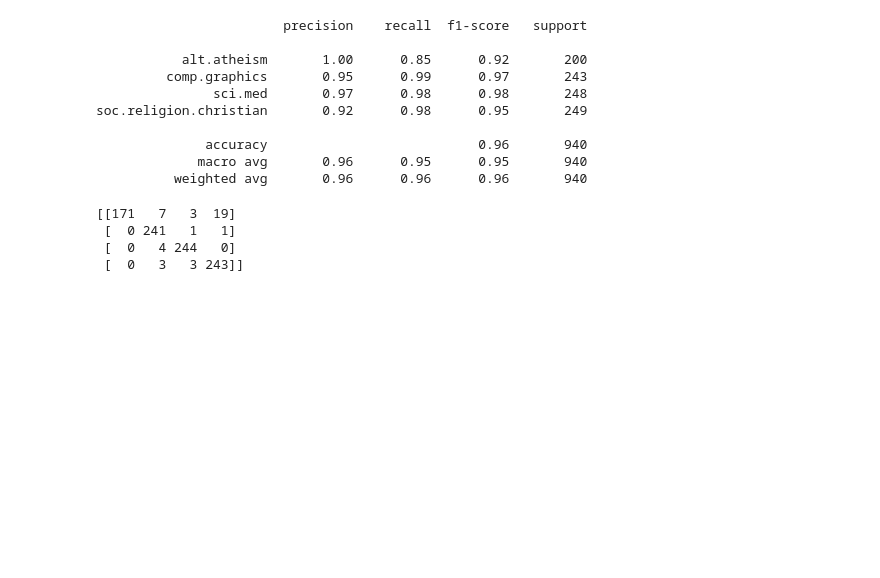
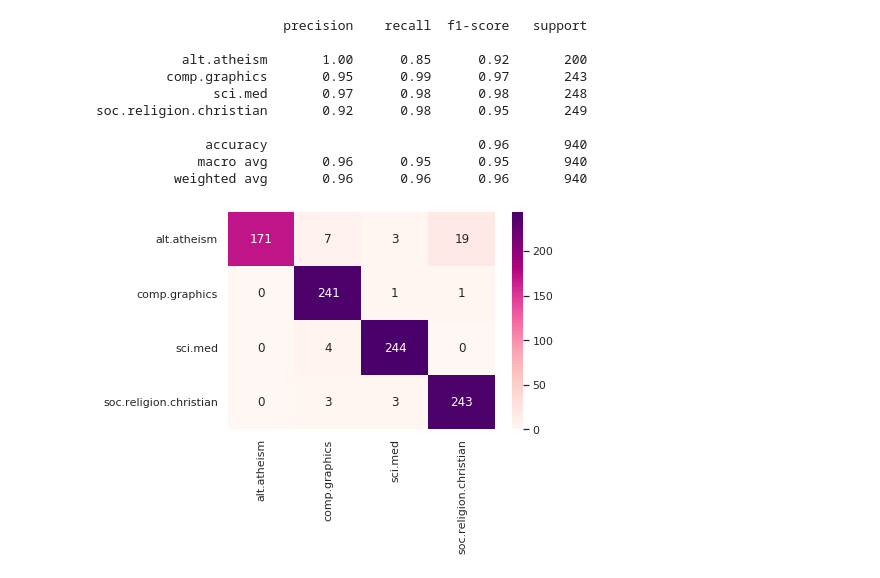
Before and after one commit to Reslan-Tinawi/20-newsgroups-Text-Classification, a Jupyter notebook: Text Classification.ipynb, the cells around one changed output. Drawn from its saved outputs; the diff is of its cells as text; code cells hidden in the pictures; blank space fills up the shorter version.

```diff
--- a/Text Classification.ipynb
+++ b/Text Classification.ipynb
@@ -258,11 +264,13 @@ soc.religion.christian       0.92      0.98      0.95       249
              macro avg       0.96      0.95      0.95       940
           weighted avg       0.96      0.96      0.96       940
 # %%
-print(confusion_matrix(y_true=y_test,
+conf_matrix = confusion_matrix(y_true=y_test,
                      y_pred=y_pred,
-                     labels=pipeline.named_steps.clf.classes_))
+                     labels=pipeline.named_steps.clf.classes_)
-# %% [output]
-[[171   7   3  19]
- [  0 241   1   1]
- [  0   4 244   0]
- [  0   3   3 243]]
+# %%
+conf_matrix_df = pd.DataFrame(data=conf_matrix, columns=pipeline.named_steps.clf.classes_,
+                                index=pipeline.named_steps.clf.classes_)
+# %%
+fig = sns.heatmap(data=conf_matrix_df, annot=True, cmap='RdPu', fmt='d')
+# %% [output]
+[figure, added]
```
Also changed, not shown: parts of 4 cells of this notebook.
